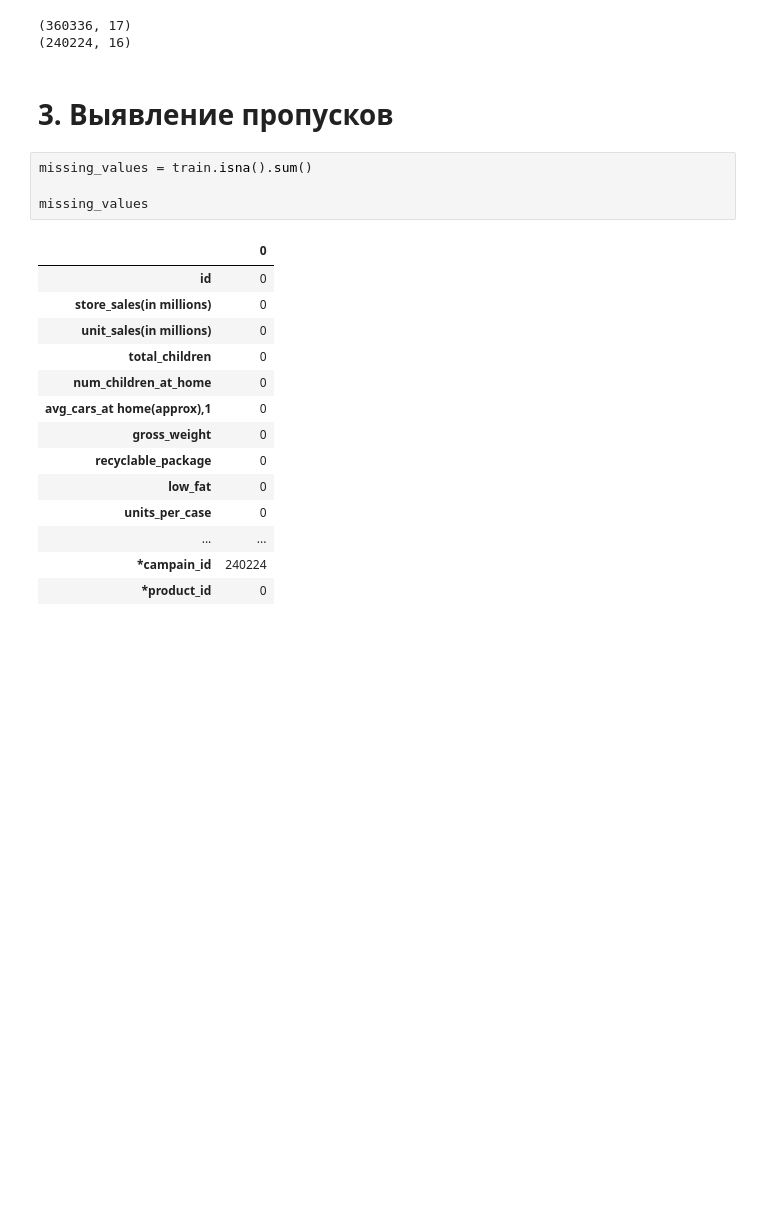
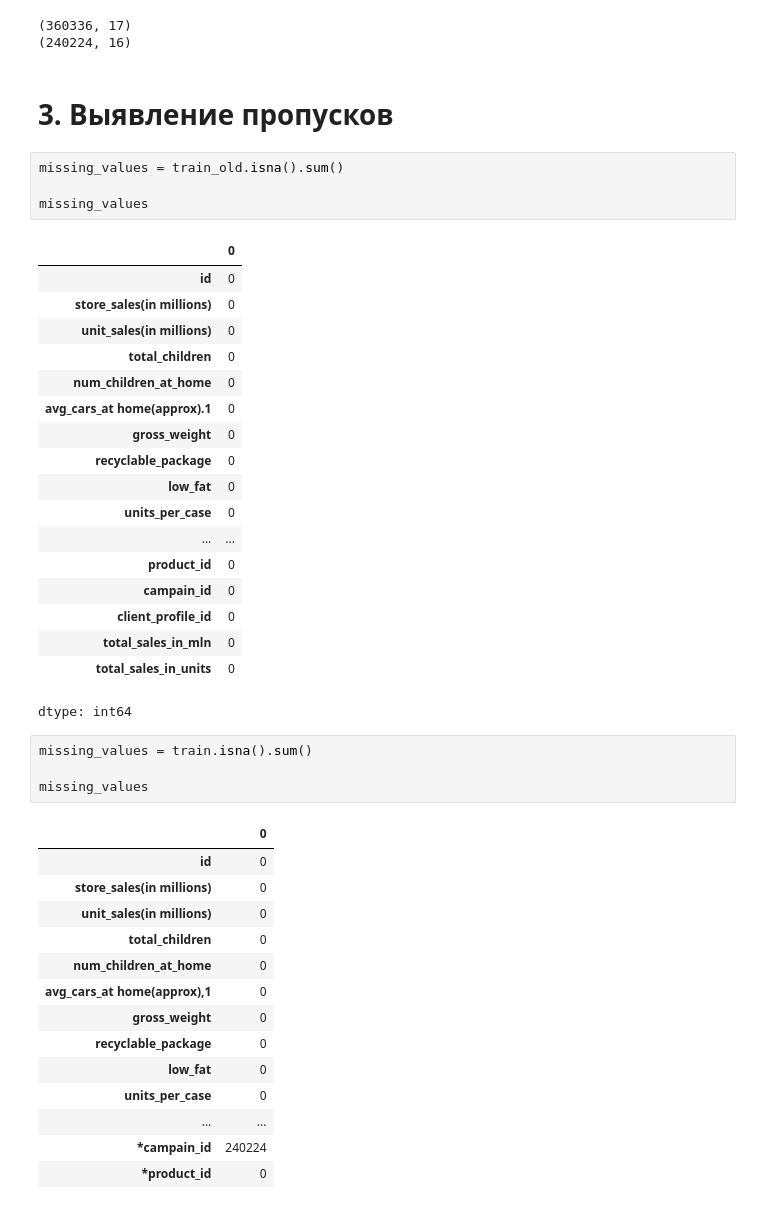
Before and after one commit to pp1e/omnissiah, a Jupyter notebook: ДЗ2_10.ipynb, the cells around one changed output. Cells and saved outputs as stored; diff of their text form; blank space fills up the shorter version.

```diff
--- a/ДЗ2_10.ipynb
+++ b/ДЗ2_10.ipynb
@@ -137,6 +137,29 @@ print(test.shape)
 (240224, 16)
 # %% [markdown]
 # 3. Выявление пропусков
+# %%
+missing_values = train_old.isna().sum()
+
+missing_values
+# %% [output]
+|  | 0 |
+| id | 0 |
+| store_sales(in millions) | 0 |
+| unit_sales(in millions) | 0 |
+| total_children | 0 |
+| num_children_at_home | 0 |
+| avg_cars_at home(approx).1 | 0 |
+| gross_weight | 0 |
+| recyclable_package | 0 |
+| low_fat | 0 |
+| units_per_case | 0 |
+| ... | ... |
+| product_id | 0 |
+| campain_id | 0 |
+| client_profile_id | 0 |
+| total_sales_in_mln | 0 |
+| total_sales_in_units | 0 |
+dtype: int64
 # %%
 missing_values = train.isna().sum()
 
```
Also changed, not shown: parts of 1 cell of this notebook.
